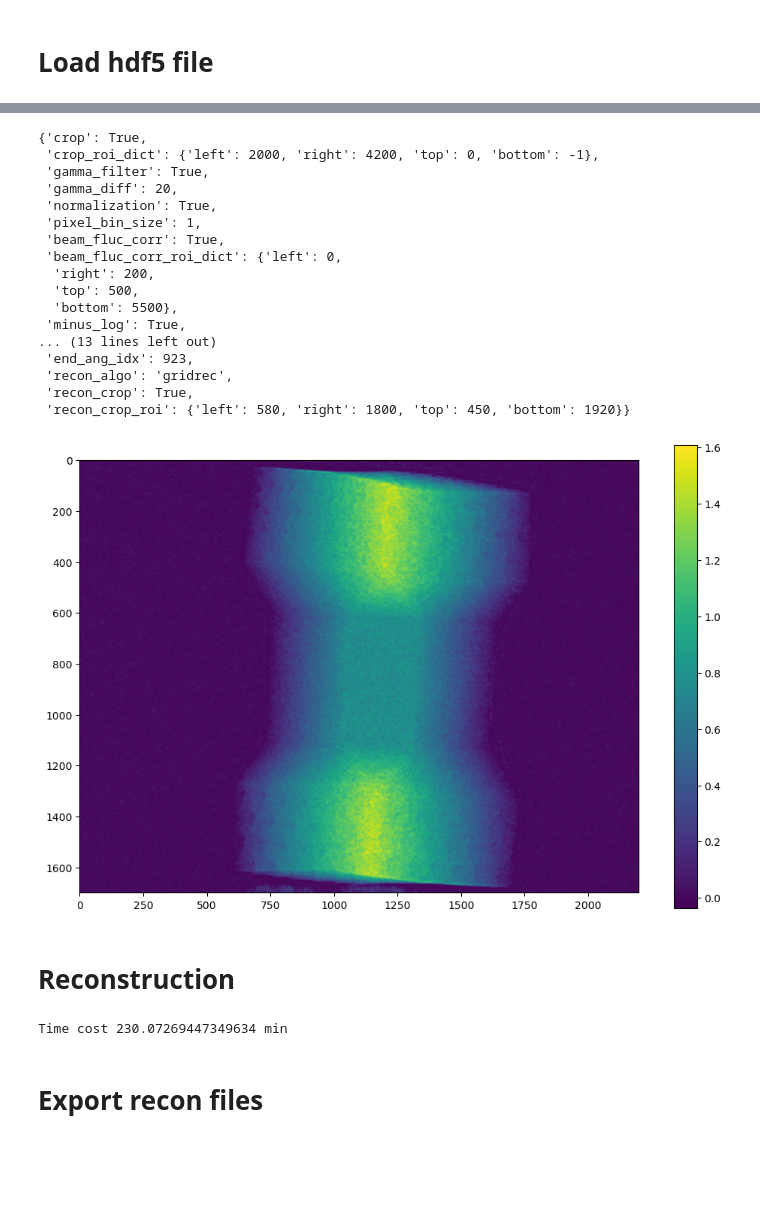
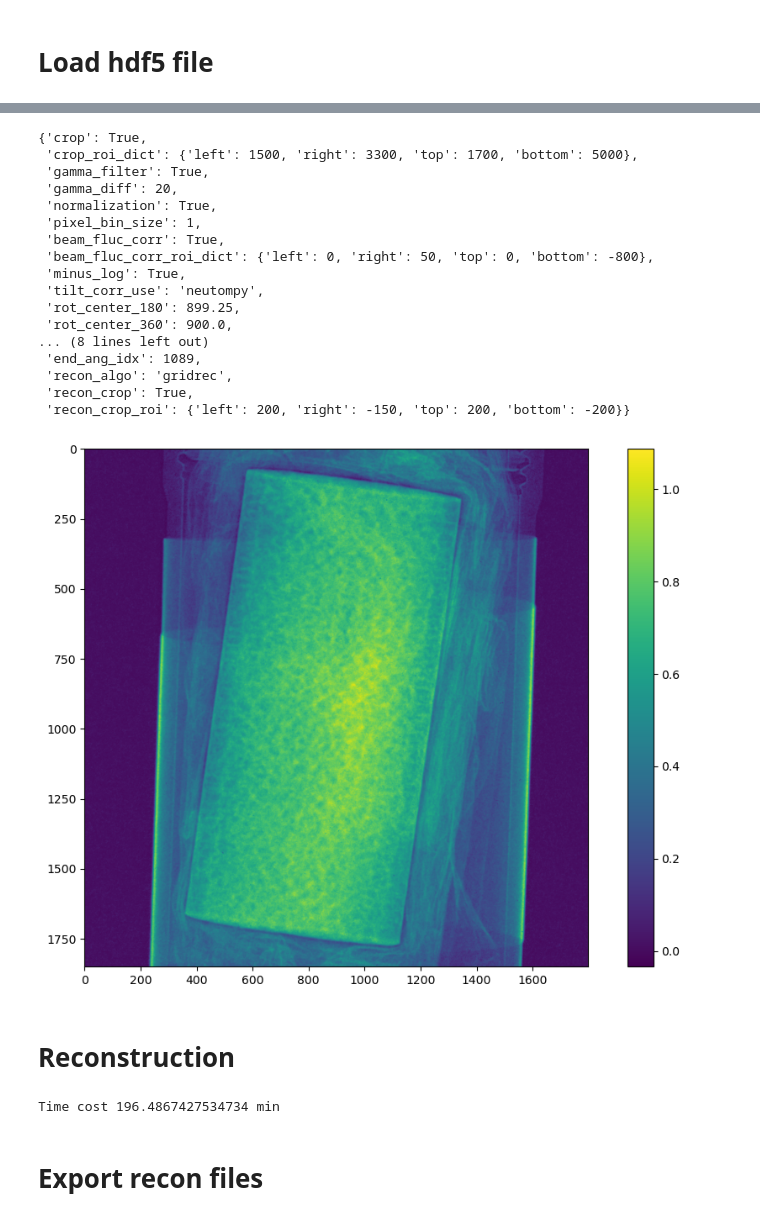
Before and after one commit to zhangy6x/research_stuff, a Jupyter notebook: jupyter_notebooks/norm_recon/rockit_load_h5_to_recon.ipynb, the cells around one changed output, grey strips where cells are left out. Saved outputs shown, nothing was run; the diff lists cells and outputs as text; code cells hidden in the pictures; blank space fills up the shorter version.

```diff
--- a/jupyter_notebooks/norm_recon/rockit_load_h5_to_recon.ipynb
+++ b/jupyter_notebooks/norm_recon/rockit_load_h5_to_recon.ipynb
@@ -33,7 +33,7 @@ ncore
 # Workflow starts here!
 # %%
 ###################### need to change start
-ipts="33116"
+ipts="34736"
 ###################### need to change end
 # %%
 # hdf5_loc = "/netdisk/y9z/IPTS-"+ipts+"/hdf5/"
@@ -44,6 +44,6 @@ os.listdir(hdf5_loc)
 # %%
 ###################### need to change start
-sample_name = "2024_09_14_Ni_high_res_top2_924proj_gridrec"
+sample_name = "2024_11_03_NU_compact_1091proj_gridrec"
 hdf5 = hdf5_loc + sample_name + ".h5"
 ###################### need to change end
 # %% [markdown]
@@ -88,9 +88,9 @@ deque([' tomo',
 # %%
 history_dict_str = losa.load_hdf(hdf5, key_path='tomo/recon/history')[0]
 history_dict = ast.literal_eval(history_dict_str.decode("utf-8"))
-proj_mlog = losa.load_hdf(hdf5, key_path='tomo/proj/proj_mlog_to_recon')
+proj_mlog_to_recon = losa.load_hdf(hdf5, key_path='tomo/proj/proj_mlog_to_recon')
 # sino_mlog = losa.load_hdf(hdf5, key_path='tomo/sino/sino_mlog')
-sino_mlog = losa.load_hdf(hdf5, key_path='tomo/sino/sino_mlog_to_recon')
+sino_mlog_to_recon = losa.load_hdf(hdf5, key_path='tomo/sino/sino_mlog_to_recon')
 ang_rad = losa.load_hdf(hdf5, key_path='tomo/info/ang_rad')
 proj000_idx = losa.load_hdf(hdf5, key_path='tomo/info/proj000_idx')[0]
 proj180_idx = losa.load_hdf(hdf5, key_path='tomo/info/proj180_idx')[0]
@@ -98,6 +98,7 @@ proj360_idx = losa.load_hdf(hdf5, key_path='tomo/info/proj360_idx')[0]
 rot_center_used = history_dict['rot_center']
 rot_center_180 = history_dict['rot_center_180']
 rot_center_360 = history_dict['rot_center_360']
+pixel_size_um = history_dict['pixel_size_um']
 # recon_hdf5 = losa.load_hdf(hdf5, key_path='tomo/recon/recon_volume')
 gamma_diff = 20
 # sino_mlog_to_recon = np.moveaxis(proj_mlog_to_recon, 1, 0)
@@ -116,37 +117,35 @@ else:
 history_dict
 # %% [output]
 {'crop': True,
- 'crop_roi_dict': {'left': 2000, 'right': 4200, 'top': 0, 'bottom': -1},
+ 'crop_roi_dict': {'left': 1500, 'right': 3300, 'top': 1700, 'bottom': 5000},
  'gamma_filter': True,
  'gamma_diff': 20,
  'normalization': True,
  'pixel_bin_size': 1,
  'beam_fluc_corr': True,
- 'beam_fluc_corr_roi_dict': {'left': 0,
-  'right': 200,
-  'top': 500,
-  'bottom': 5500},
+ 'beam_fluc_corr_roi_dict': {'left': 0, 'right': 50, 'top': 0, 'bottom': -800},
  'minus_log': True,
-... (13 lines left out)
- 'end_ang_idx': 923,
+ 'tilt_corr_use': 'neutompy',
+ 'rot_center_180': 899.25,
+ 'rot_center_360': 900.0,
+... (8 lines left out)
+ 'end_ang_idx': 1089,
  'recon_algo': 'gridrec',
  'recon_crop': True,
- 'recon_crop_roi': {'left': 580, 'right': 1800, 'top': 450, 'bottom': 1920}}
+ 'recon_crop_roi': {'left': 200, 'right': -150, 'top': 200, 'bottom': -200}}
 # %%
 ###################### need to change start
 idx = 0
 ###################### need to change end
-plt.imshow(proj_mlog[idx])
+plt.imshow(proj_mlog_to_recon[idx])
 plt.colorbar()
 plt.show()
 # %% [output]
-[figure, old version]
+[figure, new version]
 # %% [markdown]
 # Reconstruction
 # %%
-# pix_um = 15.97 * pixel_bin_size # um
-pix_um = 7.8 # um
-# pix_um = 42 # um
+pix_um = pixel_size_um # um
 
 # recon_algo = 'gridrec'
 recon_algo = 'SIRT_CUDA'
@@ -254,7 +253,7 @@ else:
 t1 = timeit.default_timer()
 print("Time cost {} min".format((t1-t0)/60))
 # %% [output]
-Time cost 230.07269447349634 min
+Time cost 196.4867427534734 min
 # %% [markdown]
 # Export recon files
 # %%
```
Also changed, not shown: parts of 4 cells of this notebook, 11 other files.
